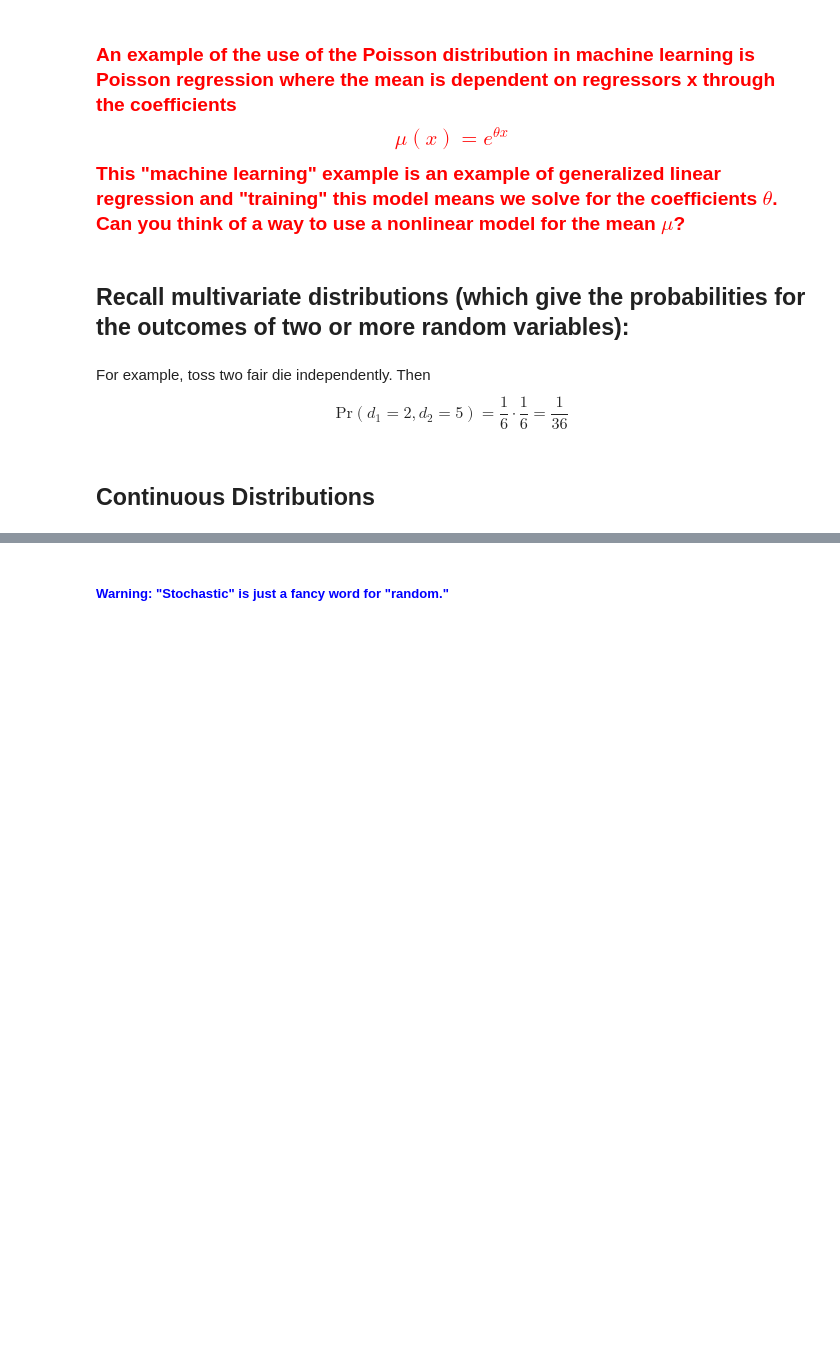
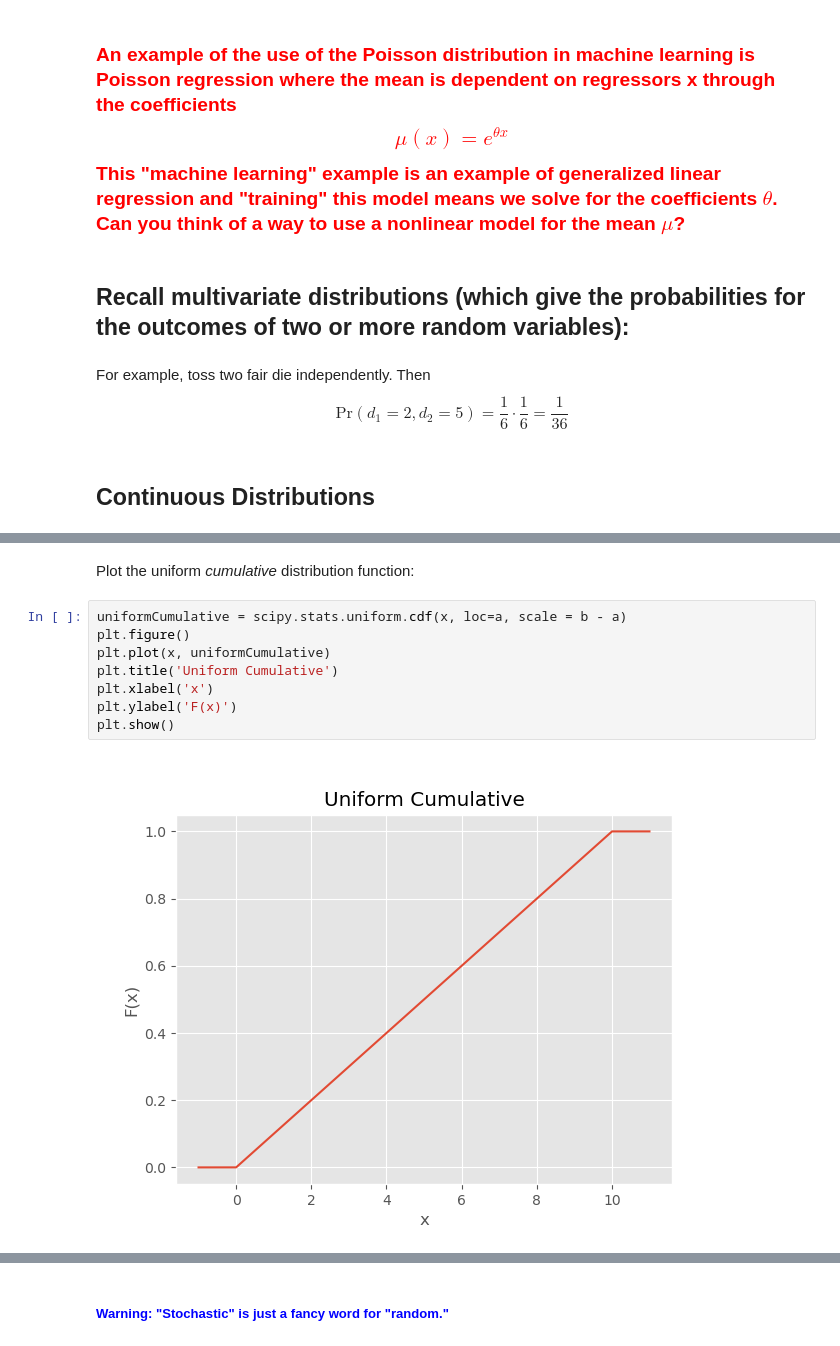
Before and after one commit to mettinger/python, a Jupyter notebook: interviewKickstart/interviewKickstart.ipynb, the cells around one changed output, grey strips where cells are left out. Drawn from its saved outputs; the diff is of its cells as text; blank space fills up the shorter version.

```diff
--- a/interviewKickstart/interviewKickstart.ipynb
+++ b/interviewKickstart/interviewKickstart.ipynb
@@ -127,0 +164,12 @@ For example, toss two fair die independently.  Then $$\text{Pr}(d_1 = 2, d_2 = 5
+# %% [markdown]
+Plot the uniform _cumulative_ distribution function:
+# %%
+uniformCumulative = scipy.stats.uniform.cdf(x, loc=a, scale = b - a)
+plt.figure()
+plt.plot(x, uniformCumulative)
+plt.title('Uniform Cumulative')
+plt.xlabel('x')
+plt.ylabel('F(x)')
+plt.show()
+# %% [output]
+[figure, added]
```
Also changed, not shown: parts of 22 cells of this notebook.
